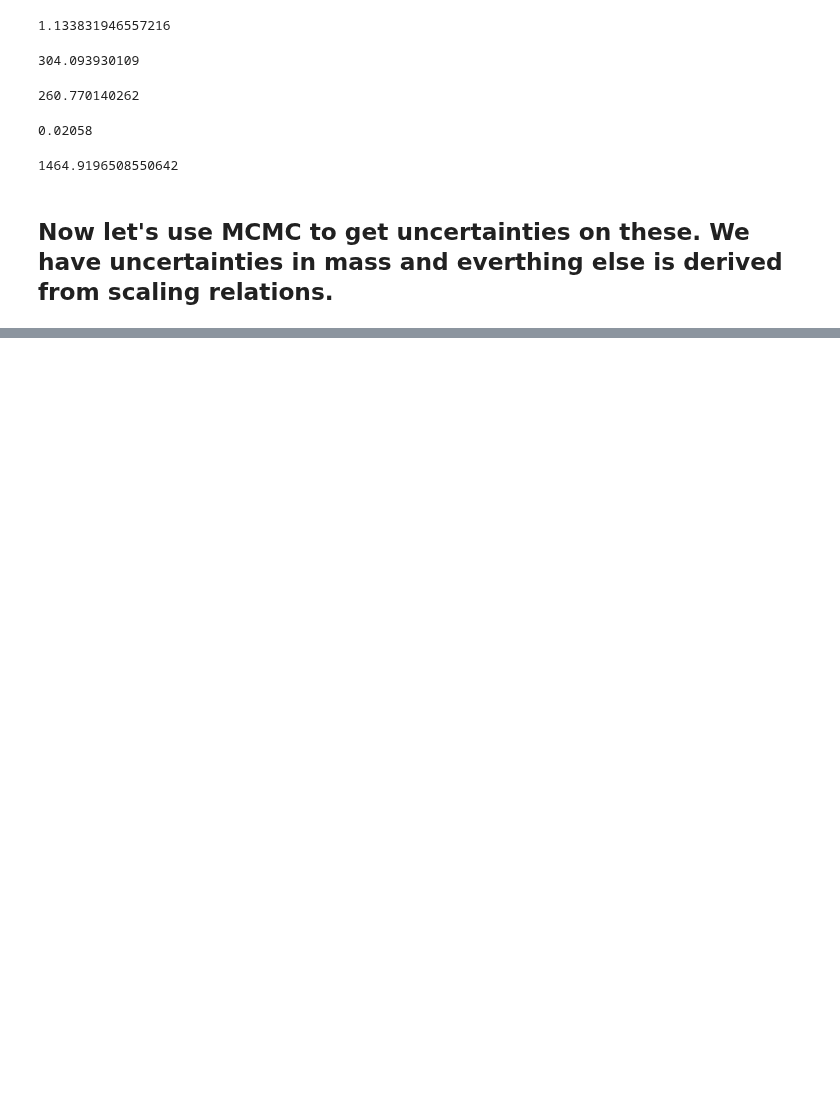
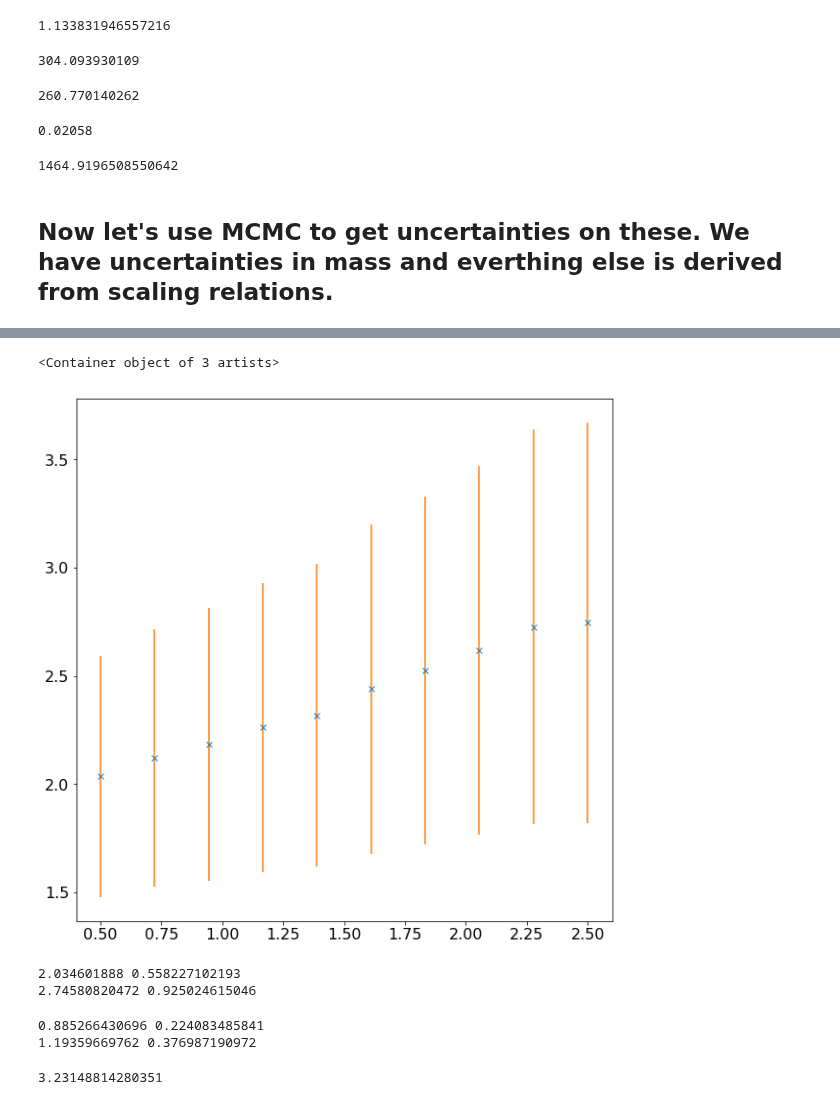
Before and after one commit to farr/Aldebaran, a Jupyter notebook: equilibrium.ipynb, the cells around one changed output, grey strips where cells are left out. Cells and saved outputs as stored; diff of their text form; code cells hidden in the pictures; blank space fills up the shorter version.

```diff
--- a/equilibrium.ipynb
+++ b/equilibrium.ipynb
@@ -155,0 +227,22 @@ print np.mean(axes), np.std(axes)
+# %%
+plt.plot(times,meanells,'x')
+plt.errorbar(times,meanells,yerr=stdells,linestyle='none')
+# %% [output]
+<Container object of 3 artists>
+[figure, added]
+# %%
+print meanells[0], stdells[0]
+print meanells[-1], stdells[-1]
+# %% [output]
+2.034601888 0.558227102193
+2.74580820472 0.925024615046
+# %%
+print means[0], stds[0]
+print means[-1], stds[-1]
+# %% [output]
+0.885266430696 0.224083485841
+1.19359669762 0.376987190972
+# %%
+ratios.max()
+# %% [output]
+3.23148814280351
```
Also changed, not shown: parts of 28 cells of this notebook, 2 other files.
